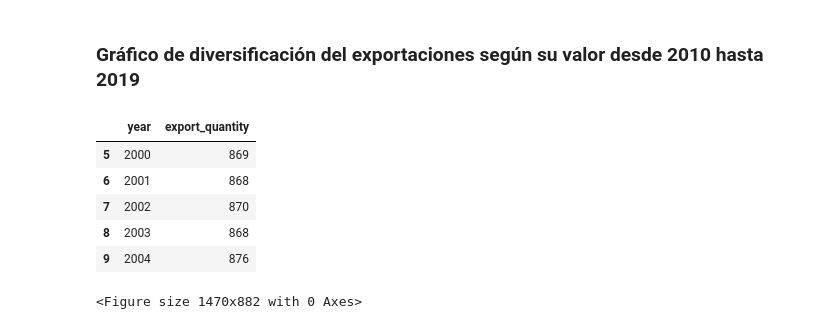
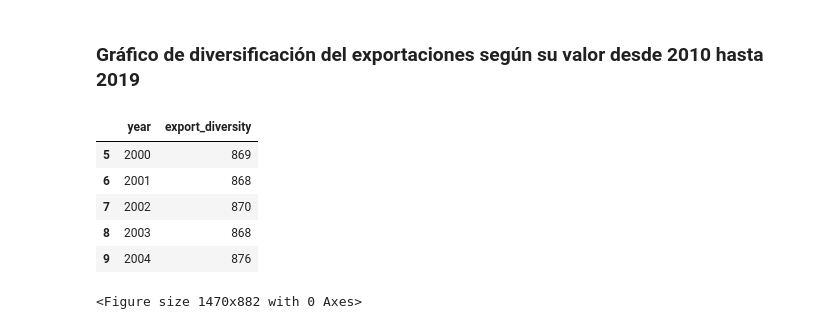
Before and after one commit to descandon88/Ecuador-Growth-data-set, a Jupyter notebook: Ecuador_contrade_data_analysis.ipynb, the cells around one changed output. Cells and saved outputs as stored; diff of their text form; code cells hidden in the pictures.

```diff
--- a/Ecuador_contrade_data_analysis.ipynb
+++ b/Ecuador_contrade_data_analysis.ipynb
@@ -568,18 +568,18 @@ df_rca_ec.sample(n=20)
 # %%
 a = df_rca_ec.copy()
 
-exp_div_ec=a.groupby('year')['export_value'].apply(lambda x: (x>0).sum()).reset_index(name='export_quantity')
+exp_div_ec=a.groupby('year')['export_value'].apply(lambda x: (x>0).sum()).reset_index(name='export_diversity')
 
 # exp_div_ec.head(5)
 # a.sample(n=25)
 
 years=[2000,2001,2002,2003,2004,2005,2006,2007,2008,2009,2010,2011,2012,2013,2014,2015,2016,2017,2018,2019]
 
 exp_div_ec = exp_div_ec[(df['year'].isin(years))].copy()
 
 exp_div_ec.head(5)
 # %% [output]
-|  | year | export_quantity |
+|  | year | export_diversity |
 | 5 | 2000 | 869 |
 | 6 | 2001 | 868 |
 | 7 | 2002 | 870 |
```
Also changed, not shown: parts of 7 cells of this notebook.
